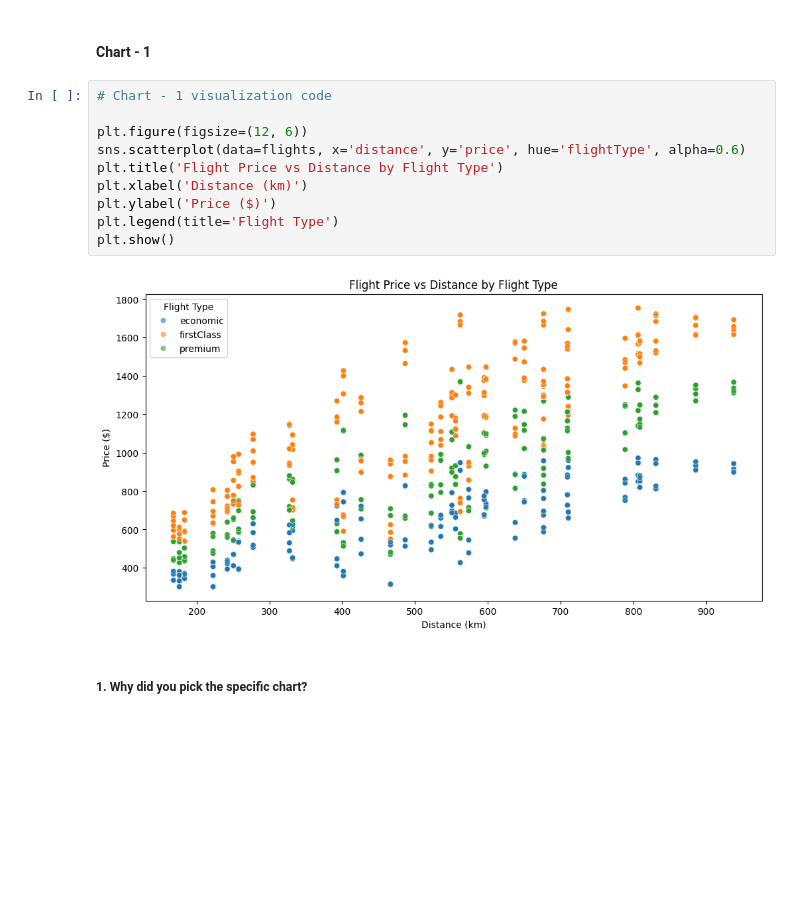
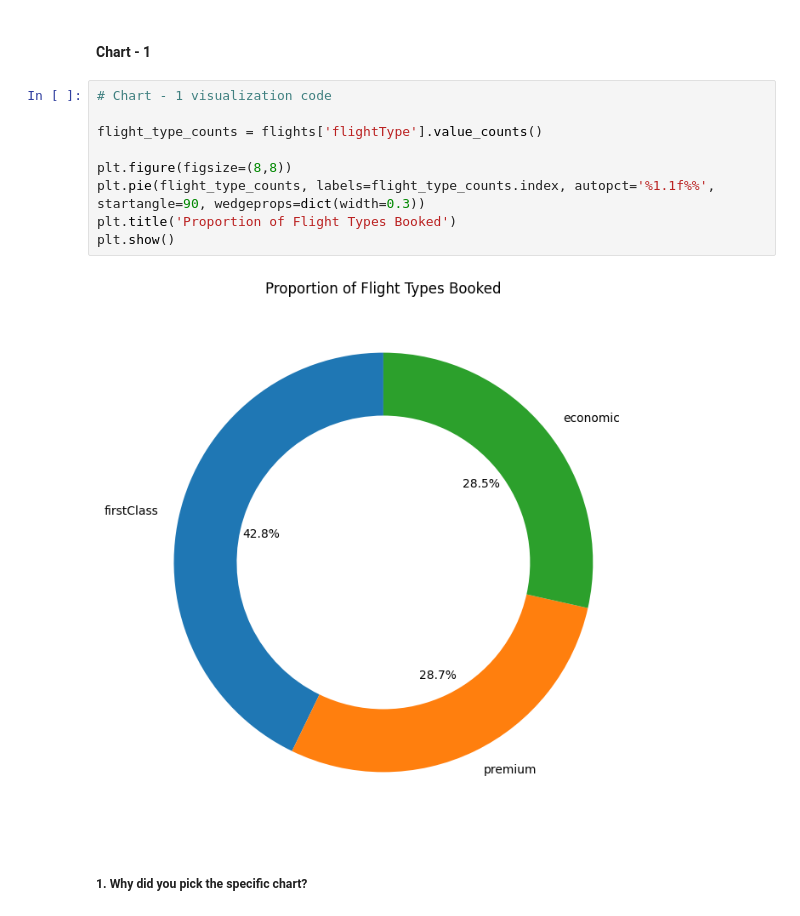
Before and after one commit to Rohan1-tech/Airbnb-Booking-Data-Analysis, a Jupyter notebook: Productionization_of_ML_Systems.ipynb, the cells around one changed output. Cells and saved outputs as stored; diff of their text form; blank space fills up the shorter version.

```diff
--- a/Productionization_of_ML_Systems.ipynb
+++ b/Productionization_of_ML_Systems.ipynb
@@ -597,18 +597,17 @@ Answer Here.
 ## ***4. Data Vizualization, Storytelling & Experimenting with charts : Understand the relationships between variables***
 # %% [markdown]
 #### Chart - 1
-# %%
-# Chart - 1 visualization code
-
-plt.figure(figsize=(12, 6))
-sns.scatterplot(data=flights, x='distance', y='price', hue='flightType', alpha=0.6)
-plt.title('Flight Price vs Distance by Flight Type')
-plt.xlabel('Distance (km)')
-plt.ylabel('Price ($)')
-plt.legend(title='Flight Type')
-plt.show()
-# %% [output]
-[figure, removed]
+# %%
+# Chart - 1 visualization code
+
+flight_type_counts = flights['flightType'].value_counts()
+
+plt.figure(figsize=(8,8))
+plt.pie(flight_type_counts, labels=flight_type_counts.index, autopct='%1.1f%%', startangle=90, wedgeprops=dict(width=0.3))
+plt.title('Proportion of Flight Types Booked')
+plt.show()
+# %% [output]
+[figure, added]
 # %% [markdown]
 ##### 1. Why did you pick the specific chart?
 # %% [markdown]
```
Also changed, not shown: parts of 29 cells of this notebook.
